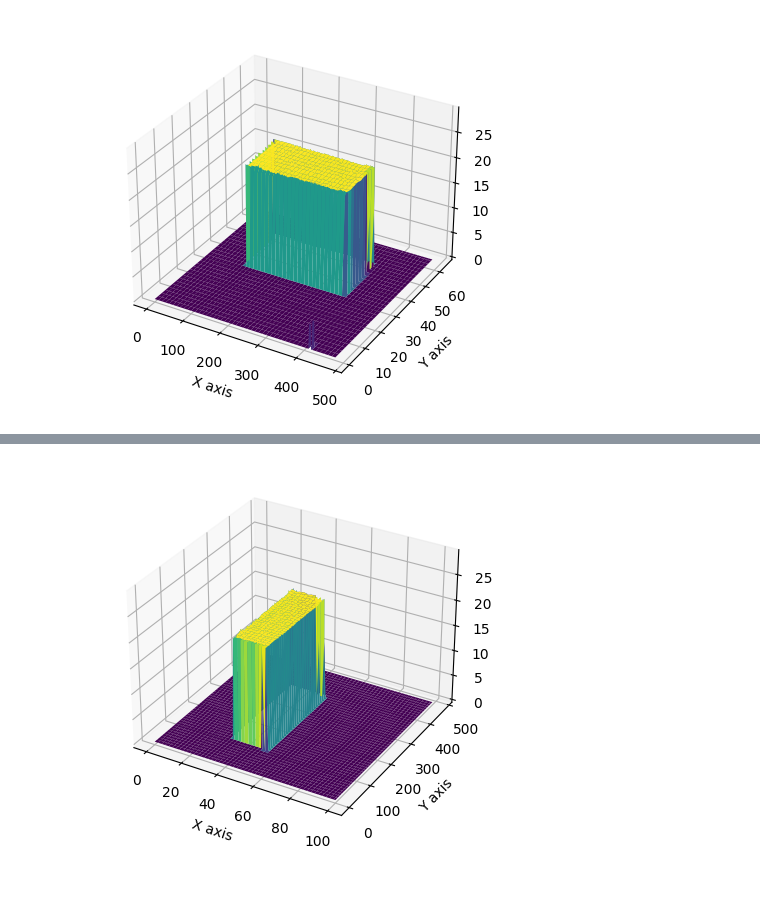
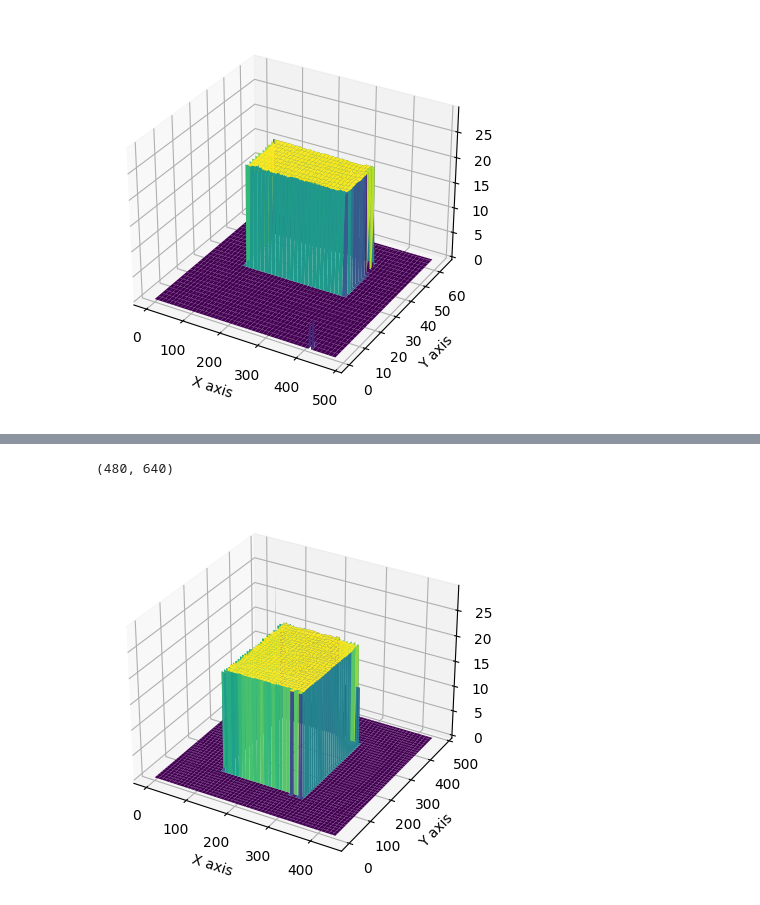
Before and after one commit to Anugrah-T-Sebastian/3D_Scanner_Laser_Triangulation, a Jupyter notebook: test.ipynb, the cells around one changed output, grey strips where cells are left out. Saved outputs shown, nothing was run; the diff lists cells and outputs as text; code cells hidden in the pictures.

Commit message:
Code refactored & combined depthMap for black cube

```diff
--- a/test.ipynb
+++ b/test.ipynb
@@ -545,6 +525,6 @@ visualize_depth_map_3d(depthMapCopy)
 # %%
-dFrame = np.zeros((480, 640))
+# dFrame = np.zeros((480, 640))
+dFrame = []
 for i in range(len(depthMapCopy)):
     for j in range(i, i+10):
-        print(f"{Colors.OKGREEN}({i}, {j}){Colors.ENDC}")
-        dFrame[:, j] = depthMapCopy[i]
+        dFrame.append(depthMapCopy[i])
@@ -569,4 +531,11 @@ for i in range(len(depthMapCopy)):
-# %%
-visualize_depth_map_3d(dFrame[:, 0:100])
-# %% [output]
-[figure, removed]
+# %%
+dFrame = np.array(dFrame)
+dFrame = dFrame.T
+print(dFrame.shape)
+# %% [output]
+(480, 640)
+# %%
+# visualize_depth_map_3d(dFrame[:, 25:60])
+visualize_depth_map_3d(dFrame[:, 200:])
+# %% [output]
+[figure, added]
```
Also changed, not shown: parts of 7 cells of this notebook.
